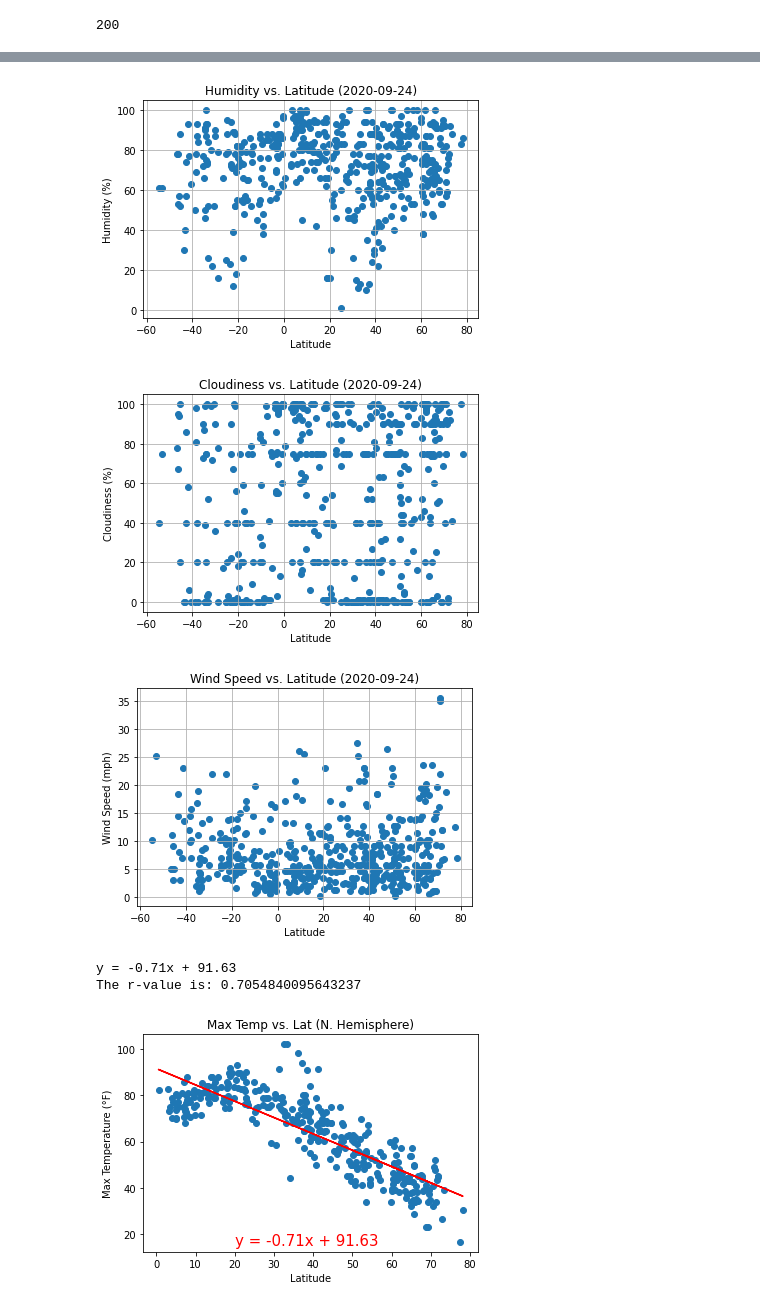
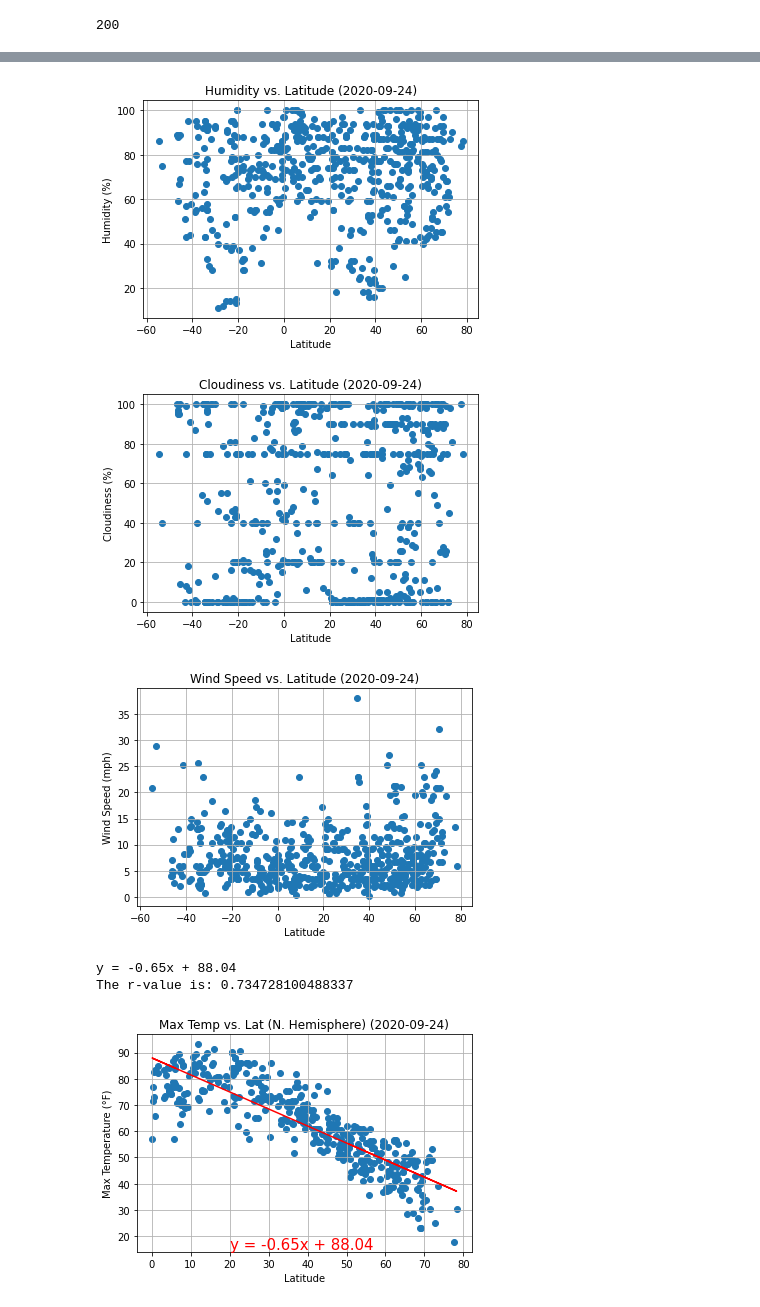
Before and after one commit to DMVance/python-api-challenge, a Jupyter notebook: WeatherPy/WeatherPy.ipynb, the cells around one changed output, grey strips where cells are left out. Drawn from its saved outputs; the diff is of its cells as text; code cells hidden in the pictures.

```diff
--- a/WeatherPy/WeatherPy.ipynb
+++ b/WeatherPy/WeatherPy.ipynb
@@ -15,7 +16,7 @@ from datetime import date
 
 coordinate_list = []
 counter = 0
-number_of_points = 1200
+number_of_points = 1500
 
 while counter < number_of_points:
     lat = round(random.uniform(-90, 90), 6)
@@ -173,9 +176,10 @@ plt.ylabel("Humidity (%)")
 plt.grid(axis="x")
 plt.grid(axis="y")
 plt.title(f"Humidity vs. Latitude ({today})")
+plt.savefig("plots/Humidity vs Lat.png")
 plt.show()
 # %% [output]
-[figure, old version]
+[figure, new version]
 # %%
 # Scatter plot of Cloudiness vs. Latitude
 x_values = city_table["Lat"]
@@ -186,9 +190,10 @@ plt.ylabel("Cloudiness (%)")
 plt.grid(axis="x")
 plt.grid(axis="y")
 plt.title(f"Cloudiness vs. Latitude ({today})")
+plt.savefig("plots/Cloudiness vs Lat.png")
 plt.show()
 # %% [output]
-[figure, old version]
+[figure, new version]
 # %%
 # Scatter plot of Wind Speed vs. Latitude
 x_values = city_table["Lat"]
@@ -199,44 +204,55 @@ plt.ylabel("Wind Speed (mph)")
 plt.grid(axis="x")
 plt.grid(axis="y")
 plt.title(f"Wind Speed vs. Latitude ({today})")
+plt.savefig("plots/Wind Speed vs Lat.png")
 plt.show()
 # %% [output]
-[figure, old version]
+[figure, new version]
 # %%
 # Perform a linear regression on temperature vs. latitude for Northern Hemisphere
 north_Lat_values = city_table.loc[city_table["Lat"] >= 0]["Lat"]
 north_Temp_values = city_table.loc[city_table["Lat"] >= 0]["Temp_max"]
 
-(N_slope, N_intercept, N_rvalue, N_pvalue, N_stderr) = stats.linregress(
-    north_Lat_values, north_Temp_values
-)
+(
+    N_temp_slope,
+    N_temp_intercept,
+    N_temp_rvalue,
+    N_temp_pvalue,
+    N_temp_stderr,
+) = stats.linregress(north_Lat_values, north_Temp_values)
 
 # Get regression values - N. Hemisphere
-N_regress_values = north_Lat_values * N_slope + N_intercept
+N_temp_regress_values = north_Lat_values * N_temp_slope + N_temp_intercept
 
 # Create line equation string - N. Hemisphere
-N_line_eq = "y = " + str(round(N_slope, 2)) + "x + " + str(round(N_intercept, 2))
-print(N_line_eq)
+N_temp_line_eq = (
+    "y = " + str(round(N_temp_slope, 2)) + "x + " + str(round(N_temp_intercept, 2))
+)
+print(N_temp_line_eq)
 
 # Create Plot
 plt.scatter(north_Lat_values, north_Temp_values)
-plt.plot(north_Lat_values, N_regress_values, "r-")
+plt.plot(north_Lat_values, N_temp_regress_values, "r-")
 
 # Label plot and annotate the line equation
 plt.xlabel("Latitude")
 plt.ylabel("Max Temperature (°F)")
-plt.annotate(N_line_eq, (20, 15), fontsize=15, color="red")
-plt.title("Max Temp vs. Lat (N. Hemisphere)")
+plt.annotate(N_temp_line_eq, (20, 15), fontsize=15, color="red")
+plt.title(f"Max Temp vs. Lat (N. Hemisphere) ({today})")
+plt.grid(axis="x")
+plt.grid(axis="y")
 
 # Print r value
-print(f"The r-value is: {N_rvalue**2}")
+print(f"The r-value is: {N_temp_rvalue**2}")
+
+plt.savefig("plots/Max_Temp_vs_Lat_North_LinReg.png")
 
 # Show plot
 plt.show()
 # %% [output]
-y = -0.71x + 91.63
-The r-value is: 0.7054840095643237
+y = -0.65x + 88.04
+The r-value is: 0.734728100488337
-[figure, old version]
+[figure, new version]
 # %%
 # Perform a linear regression on temperature vs. latitude for Southern Hemisphere
 south_Lat_values = city_table.loc[city_table["Lat"] < 0]["Lat"]
```
Also changed, not shown: parts of 18 cells of this notebook.
